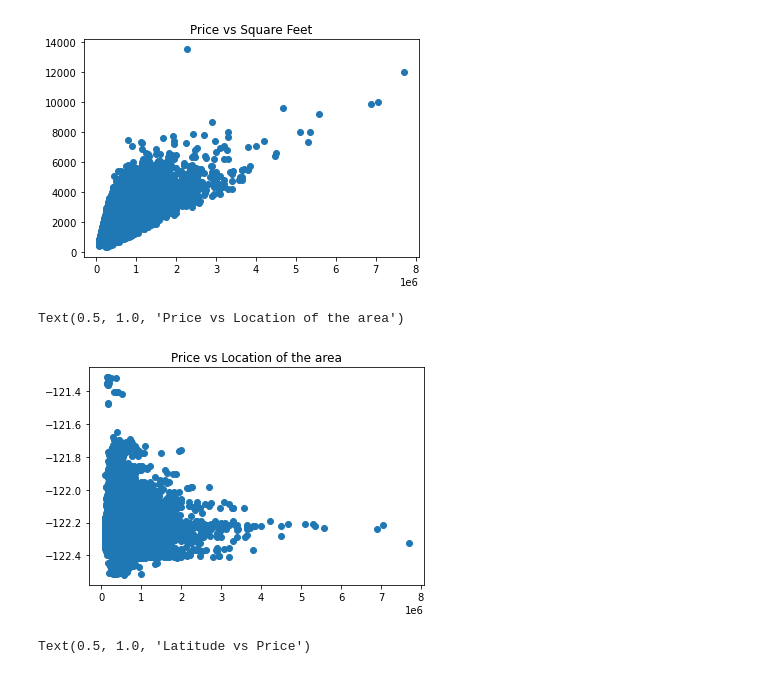
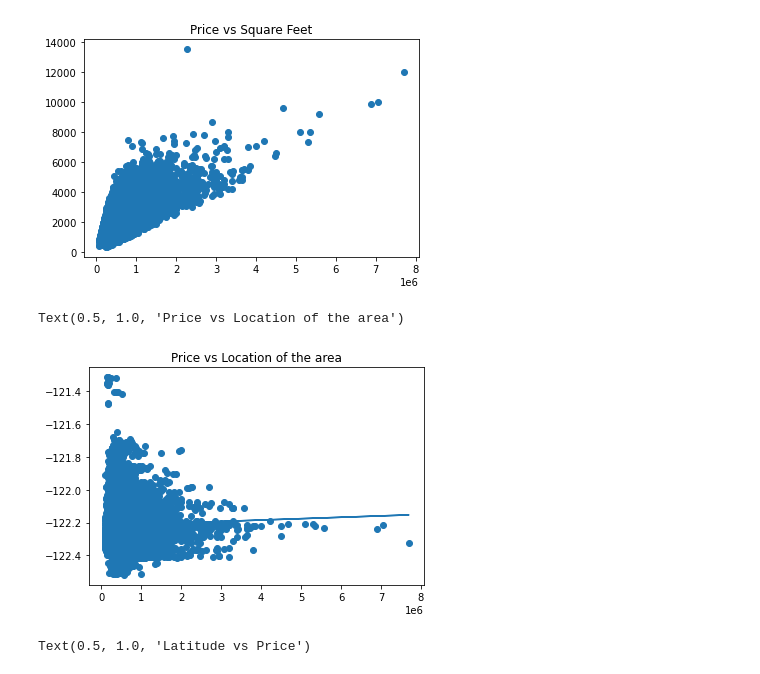
Before and after one commit to AmosMaru/phase_2_project, a Jupyter notebook: kc_house_2.ipynb, the cells around one changed output. Cells and saved outputs as stored; diff of their text form; code cells hidden in the pictures.

```diff
--- a/kc_house_2.ipynb
+++ b/kc_house_2.ipynb
@@ -154,9 +269,13 @@ plt.title("Price vs Square Feet")
 Text(0.5, 1.0, 'Price vs Square Feet')
 [figure]
 # %%
+x=data.price
+y=data.long
 plt.scatter(data.price,data.long)
+a, b = np.polyfit(data.price, data.long, 1)
+plt.plot(x, a*x+b)
 plt.title("Price vs Location of the area")
 # %% [output]
 Text(0.5, 1.0, 'Price vs Location of the area')
-[figure, old version]
+[figure, new version]
 # %%
```
Also changed, not shown: parts of 35 cells of this notebook.
